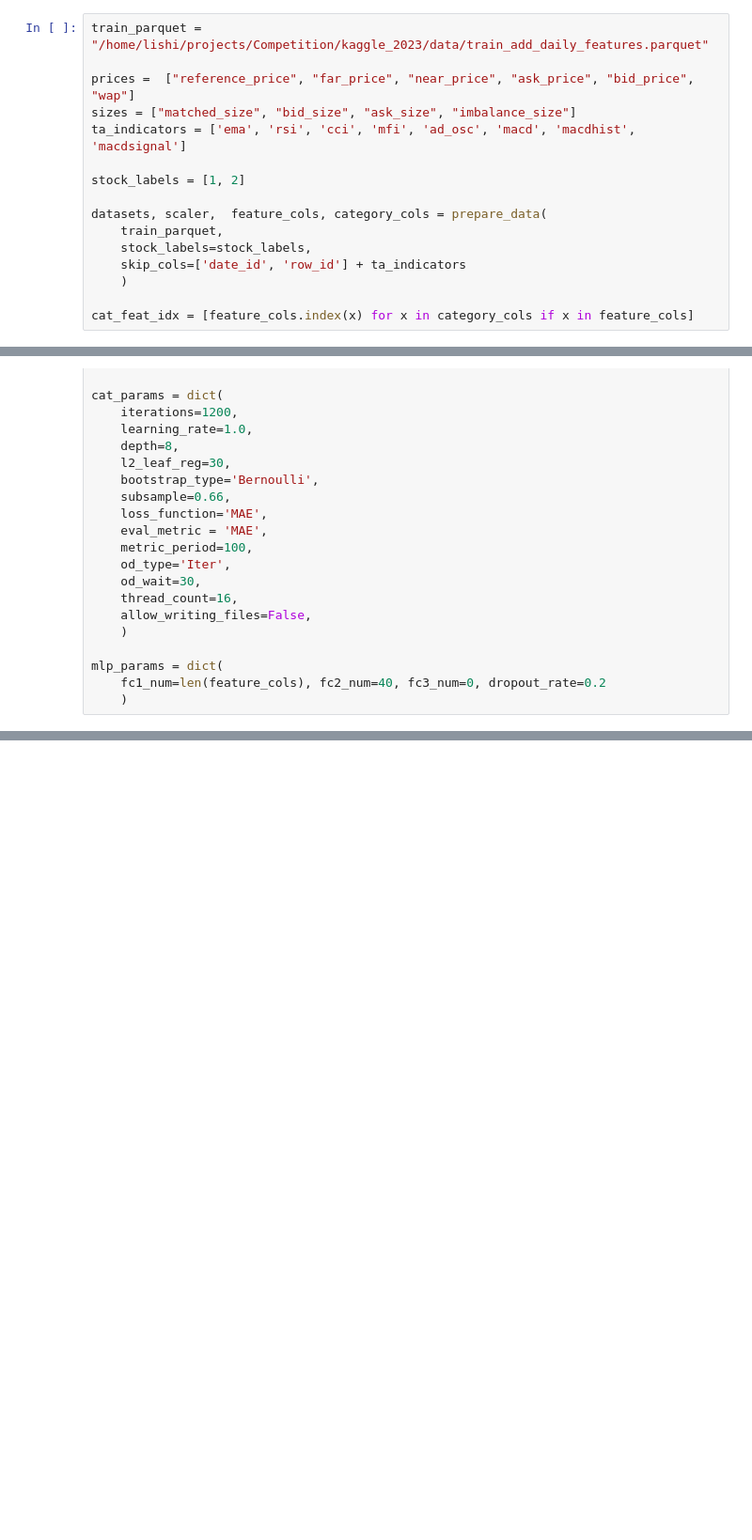
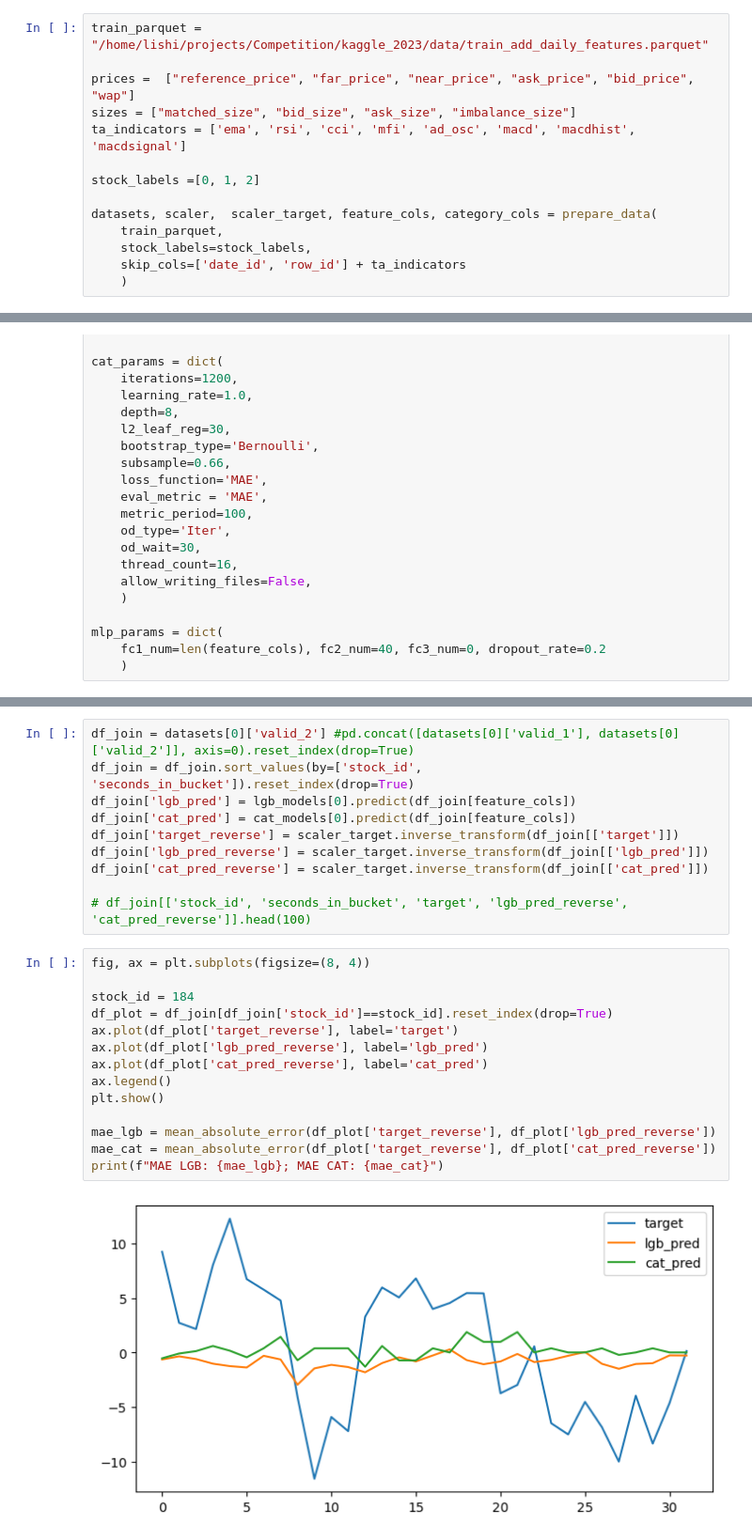
Before and after one commit to slidot41/kaggle_2023, a Jupyter notebook: notebooks/train_MLP.ipynb, the cells around one changed output, grey strips where cells are left out. Shown at 94% size. Saved outputs shown, nothing was run; the diff lists cells and outputs as text; blank space fills up the shorter version.

```diff
--- a/notebooks/train_MLP.ipynb
+++ b/notebooks/train_MLP.ipynb
@@ -165,13 +179,11 @@ prices =  ["reference_price", "far_price", "near_price", "ask_price", "bid_price
 sizes = ["matched_size", "bid_size", "ask_size", "imbalance_size"]
 ta_indicators = ['ema', 'rsi', 'cci', 'mfi', 'ad_osc', 'macd', 'macdhist', 'macdsignal']
 
-stock_labels = [1, 2]
+stock_labels =[0, 1, 2]
 
-datasets, scaler,  feature_cols, category_cols = prepare_data(
+datasets, scaler,  scaler_target, feature_cols, category_cols = prepare_data(
     train_parquet,
     stock_labels=stock_labels,
     skip_cols=['date_id', 'row_id'] + ta_indicators
     )
-
-cat_feat_idx = [feature_cols.index(x) for x in category_cols if x in feature_cols]
 # %% [output]
@@ -495,0 +432,26 @@ Warning: Overfitting detector is active, thus evaluation metric is calculated on
+# %%
+df_join = datasets[0]['valid_2'] #pd.concat([datasets[0]['valid_1'], datasets[0]['valid_2']], axis=0).reset_index(drop=True)
+df_join = df_join.sort_values(by=['stock_id', 'seconds_in_bucket']).reset_index(drop=True)
+df_join['lgb_pred'] = lgb_models[0].predict(df_join[feature_cols])
+df_join['cat_pred'] = cat_models[0].predict(df_join[feature_cols])
+df_join['target_reverse'] = scaler_target.inverse_transform(df_join[['target']])
+df_join['lgb_pred_reverse'] = scaler_target.inverse_transform(df_join[['lgb_pred']])
+df_join['cat_pred_reverse'] = scaler_target.inverse_transform(df_join[['cat_pred']])
+
+# df_join[['stock_id', 'seconds_in_bucket', 'target', 'lgb_pred_reverse', 'cat_pred_reverse']].head(100)
+# %%
+fig, ax = plt.subplots(figsize=(8, 4))
+
+stock_id = 184
+df_plot = df_join[df_join['stock_id']==stock_id].reset_index(drop=True)
+ax.plot(df_plot['target_reverse'], label='target')
+ax.plot(df_plot['lgb_pred_reverse'], label='lgb_pred')
+ax.plot(df_plot['cat_pred_reverse'], label='cat_pred')
+ax.legend()
+plt.show()
+
+mae_lgb = mean_absolute_error(df_plot['target_reverse'], df_plot['lgb_pred_reverse'])
+mae_cat = mean_absolute_error(df_plot['target_reverse'], df_plot['cat_pred_reverse'])
+print(f"MAE LGB: {mae_lgb}; MAE CAT: {mae_cat}")
+# %% [output]
+[figure, added]
```
Also changed, not shown: parts of 27 cells of this notebook, 6 other files.
